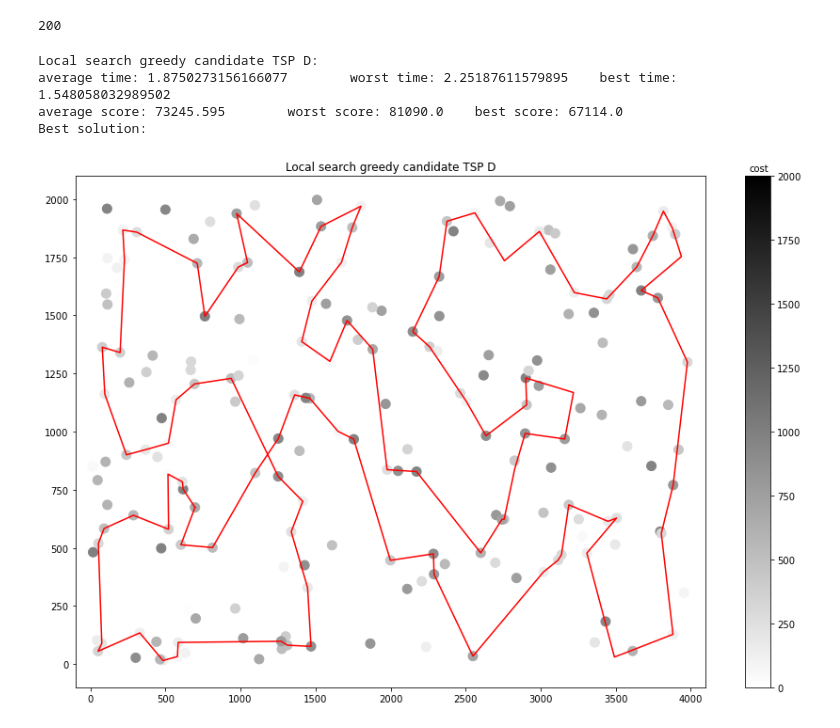
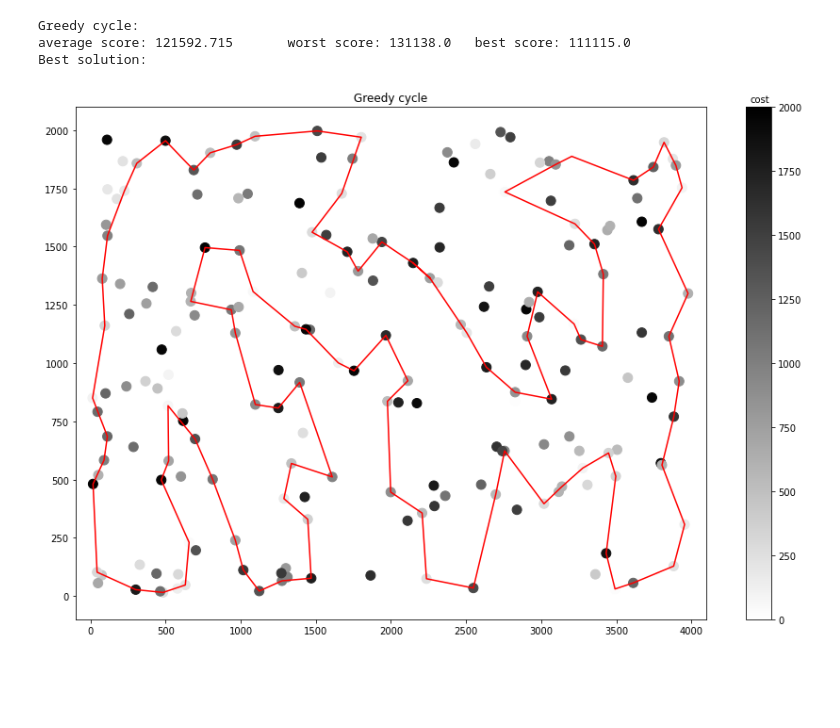
Before and after one commit to Mikikrus/Evolutionary-Computation, a Jupyter notebook: lab4/EC_lab4.ipynb, the cells around one changed output. Drawn from its saved outputs; the diff is of its cells as text; code cells hidden in the pictures; blank space fills up the shorter version.

```diff
--- a/lab4/EC_lab4.ipynb
+++ b/lab4/EC_lab4.ipynb
@@ -256,2 +256,2 @@ Best solution:
 # %%
-data = np.loadtxt('TSPD.csv', dtype=int, delimiter=';')
+data = np.loadtxt('TSPB.csv', dtype=int, delimiter=';')
@@ -267,9 +258,7 @@ Best solution:
-# %%
-summarize(local_search_steepest_candidate, data, 'Local search greedy candidate TSP D')
-# %% [output]
-200
-Local search greedy candidate TSP D:
-average time: 1.8750273156166077        worst time: 2.25187611579895    best time: 1.548058032989502
-average score: 73245.595        worst score: 81090.0    best score: 67114.0
-Best solution:
-[figure, removed]
+# %%
+summarize(greedy_cycle, data, 'Greedy cycle',weight=1)
+# %% [output]
+Greedy cycle:
+average score: 121592.715       worst score: 131138.0   best score: 111115.0
+Best solution:
+[figure, added]
```
Also changed, not shown: parts of 4 cells of this notebook, 1 other file.
